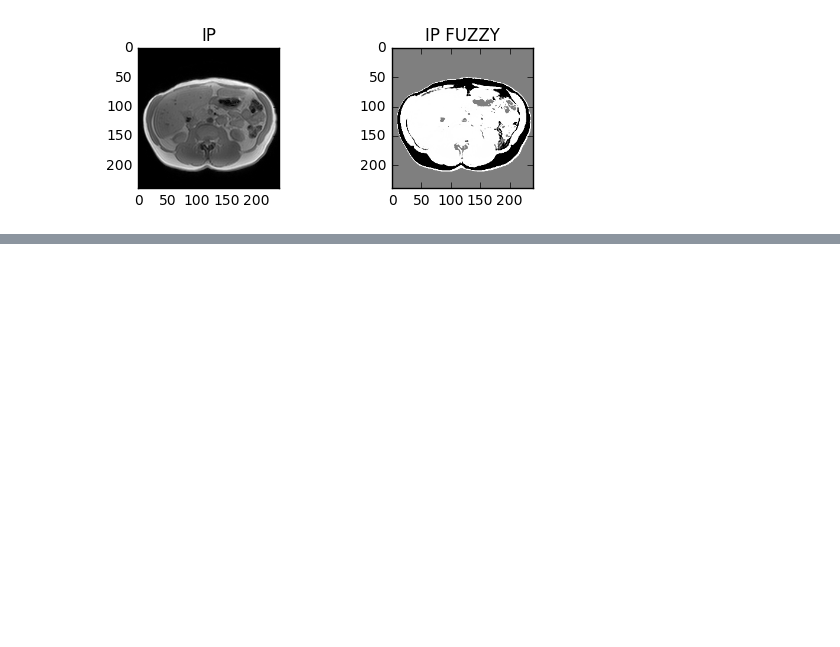
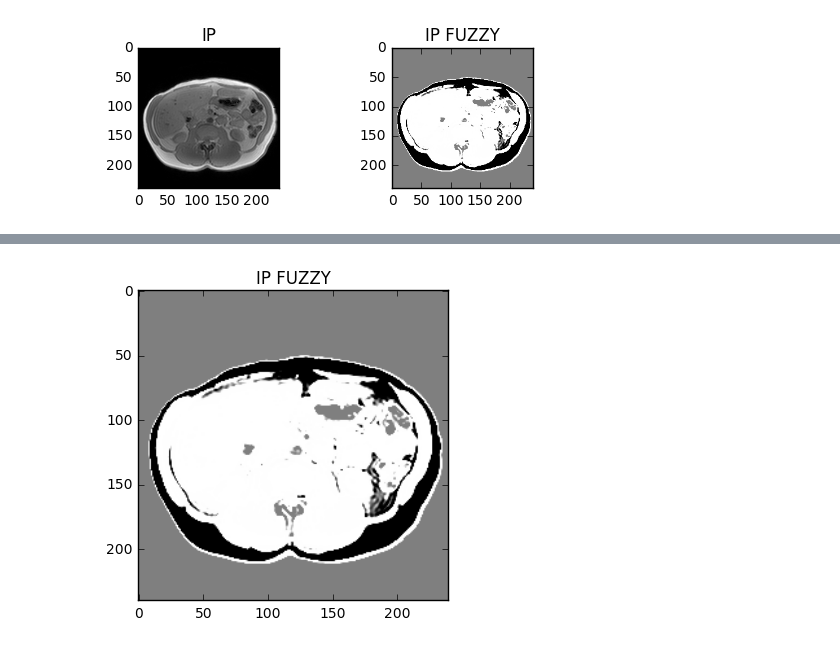
Before and after one commit to yuriajala/GREsimulations, a Jupyter notebook: fuzzy system.ipynb, the cells around one changed output, grey strips where cells are left out. Cells and saved outputs as stored; diff of their text form; code cells hidden in the pictures; blank space fills up the shorter version.

```diff
--- a/fuzzy system.ipynb
+++ b/fuzzy system.ipynb
@@ -145,0 +152,6 @@ plt.show()
+# %%
+plt.imshow(imgIP, cmap='gray')
+plt.title('IP FUZZY')
+plt.show()
+# %% [output]
+[figure, added]
```
Also changed, not shown: parts of 1 cell of this notebook.
